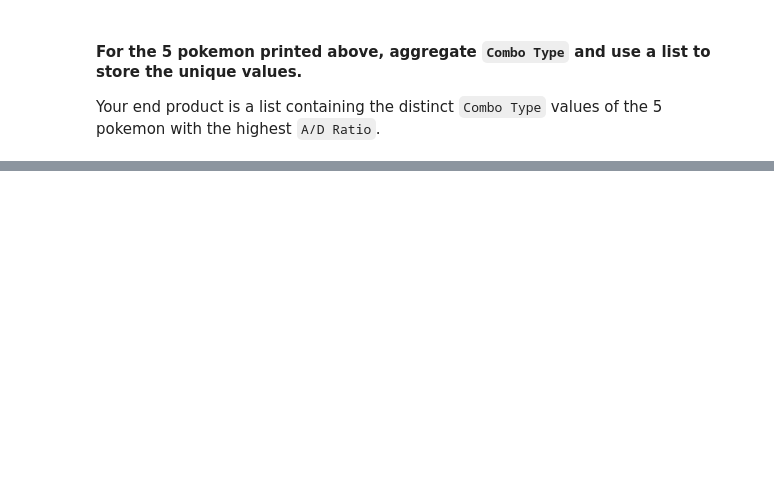
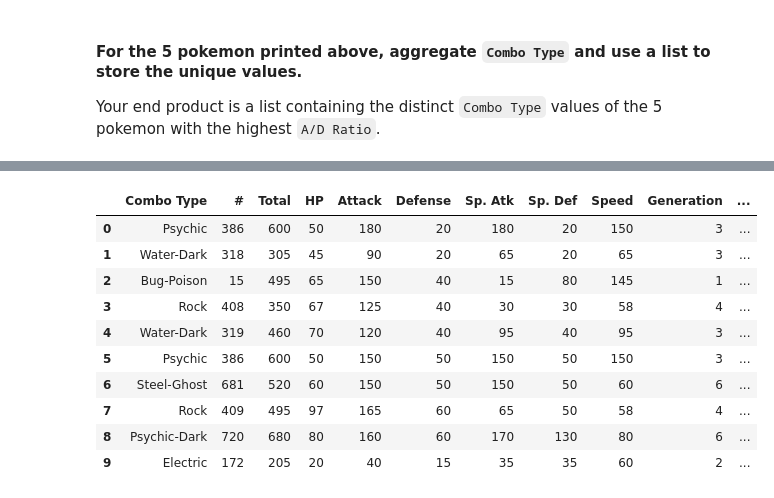
Before and after one commit to ta-data-lis/lab-dataframe-calculations, a Jupyter notebook: your-code/challenge-1.ipynb, the cells around one changed output, grey strips where cells are left out. Cells and saved outputs as stored; diff of their text form; code cells hidden in the pictures; blank space fills up the shorter version.

```diff
--- a/your-code/challenge-1.ipynb
+++ b/your-code/challenge-1.ipynb
@@ -118,0 +189,4 @@ Rules:
+# %%
+
+pokemon.sort_values(['A/D Ratio'], inplace=True, ascending=False)
+pokemon.head(5)
@@ -132,0 +216,16 @@ Your output should look like below:
+# %%
+columns = ['Combo Type','#', 'Total', "HP", 'Attack', 'Defense', 'Sp. Atk','Sp. Def','Speed','Generation','Legendary','A/D Ratio']
+vertical = pokemon.melt(id_vars=columns)
+vertical.head(10)
+# %% [output]
+|  | Combo Type | # | Total | HP | Attack | Defense | Sp. Atk | Sp. Def | Speed | Generation | ... |
+| 0 | Psychic | 386 | 600 | 50 | 180 | 20 | 180 | 20 | 150 | 3 | ... |
+| 1 | Water-Dark | 318 | 305 | 45 | 90 | 20 | 65 | 20 | 65 | 3 | ... |
+| 2 | Bug-Poison | 15 | 495 | 65 | 150 | 40 | 15 | 80 | 145 | 1 | ... |
+| 3 | Rock | 408 | 350 | 67 | 125 | 40 | 30 | 30 | 58 | 4 | ... |
+| 4 | Water-Dark | 319 | 460 | 70 | 120 | 40 | 95 | 40 | 95 | 3 | ... |
+| 5 | Psychic | 386 | 600 | 50 | 150 | 50 | 150 | 50 | 150 | 3 | ... |
+| 6 | Steel-Ghost | 681 | 520 | 60 | 150 | 50 | 150 | 50 | 60 | 6 | ... |
+| 7 | Rock | 409 | 495 | 97 | 165 | 60 | 65 | 50 | 58 | 4 | ... |
+| 8 | Psychic-Dark | 720 | 680 | 80 | 160 | 60 | 170 | 130 | 80 | 6 | ... |
+| 9 | Electric | 172 | 205 | 20 | 40 | 15 | 35 | 35 | 60 | 2 | ... |
```
Also changed, not shown: parts of 17 cells of this notebook, 4 other files.
